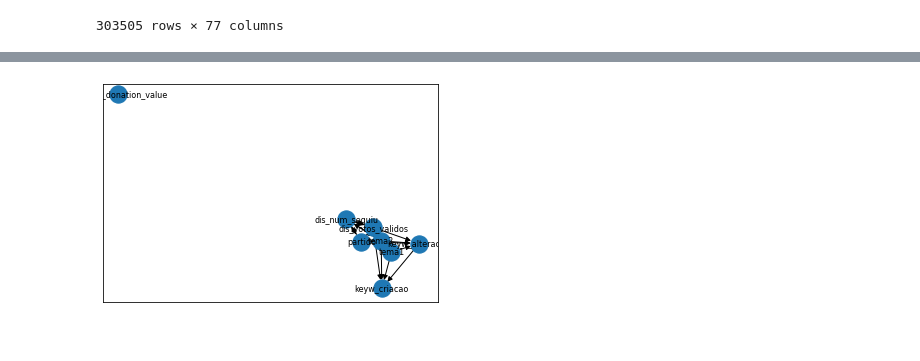
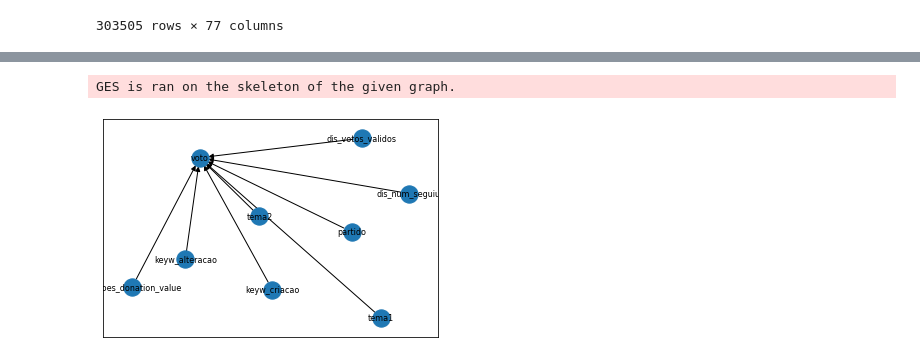
Before and after one commit to LarissaGomes/project-causalityML, a Jupyter notebook: notebooks/causal.ipynb, the cells around one changed output, grey strips where cells are left out. Drawn from its saved outputs; the diff is of its cells as text; code cells hidden in the pictures.

```diff
--- a/notebooks/causal.ipynb
+++ b/notebooks/causal.ipynb
@@ -57,10 +77,22 @@ output = obj.predict(df[features])    #No graph provided as an argument
+# %%
+grafo_inicial = nx.DiGraph()
+grafo_inicial.add_node('voto')
+for feature in features:
+    grafo_inicial.add_node(feature)
+    grafo_inicial.add_edge(feature, 'voto')
+# %%
+obj = GES()
+
+output = obj.predict(df[features+target], graph=grafo_inicial)
+# %% [output]
+GES is ran on the skeleton of the given graph.
 # %%
 # output = obj.predict(df)
 # %%
-nx.draw_networkx(output, font_size=8)
+nx.draw_networkx(grafo_inicial, font_size=8)
 plt.show()
 # %% [output]
-[figure, old version]
+[figure, new version]
 # %%
 plt.figure(3,figsize=(50,50))
 nx.draw_networkx(output, font_size=8)
```
Also changed, not shown: parts of 10 cells of this notebook, 14 other files.
